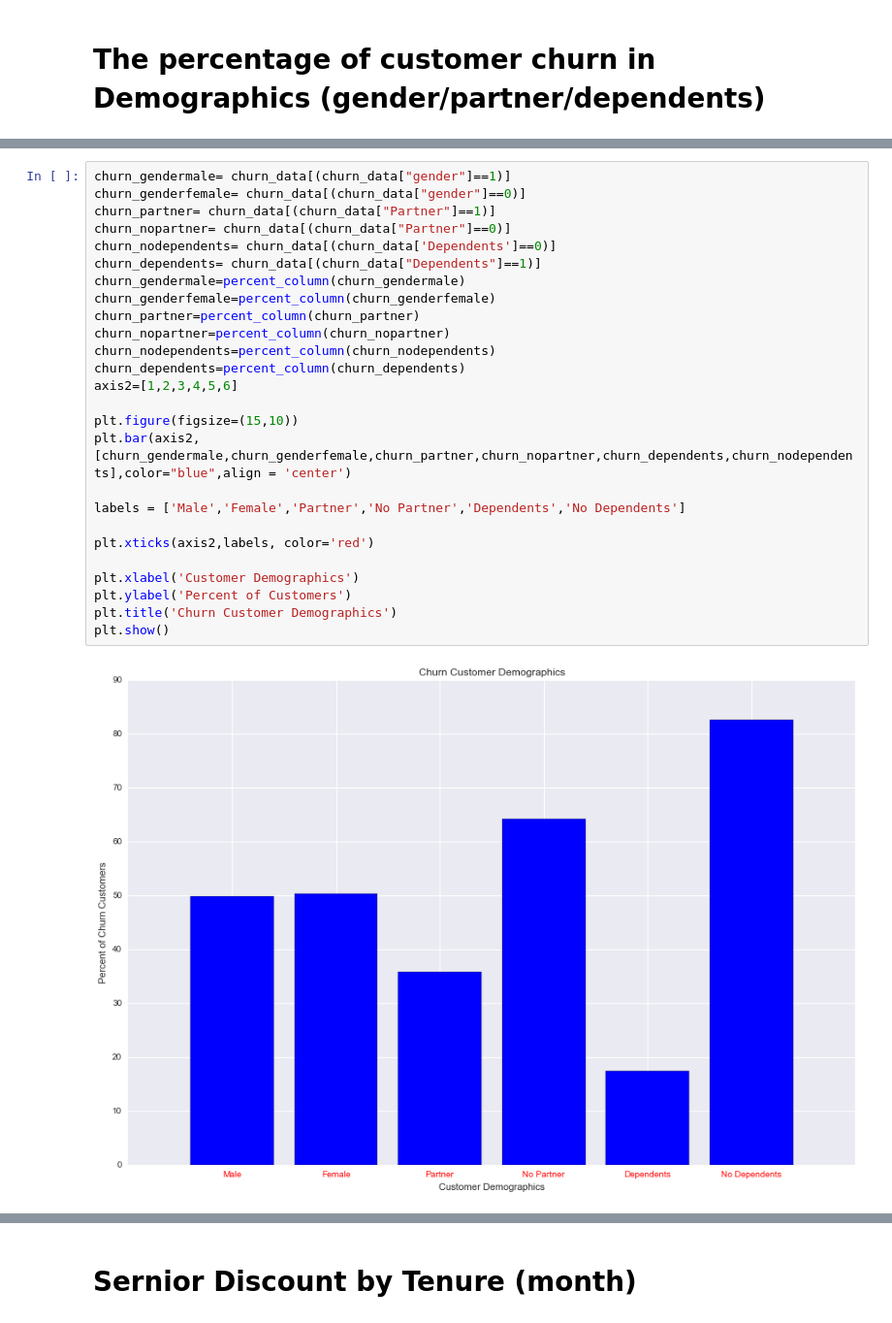
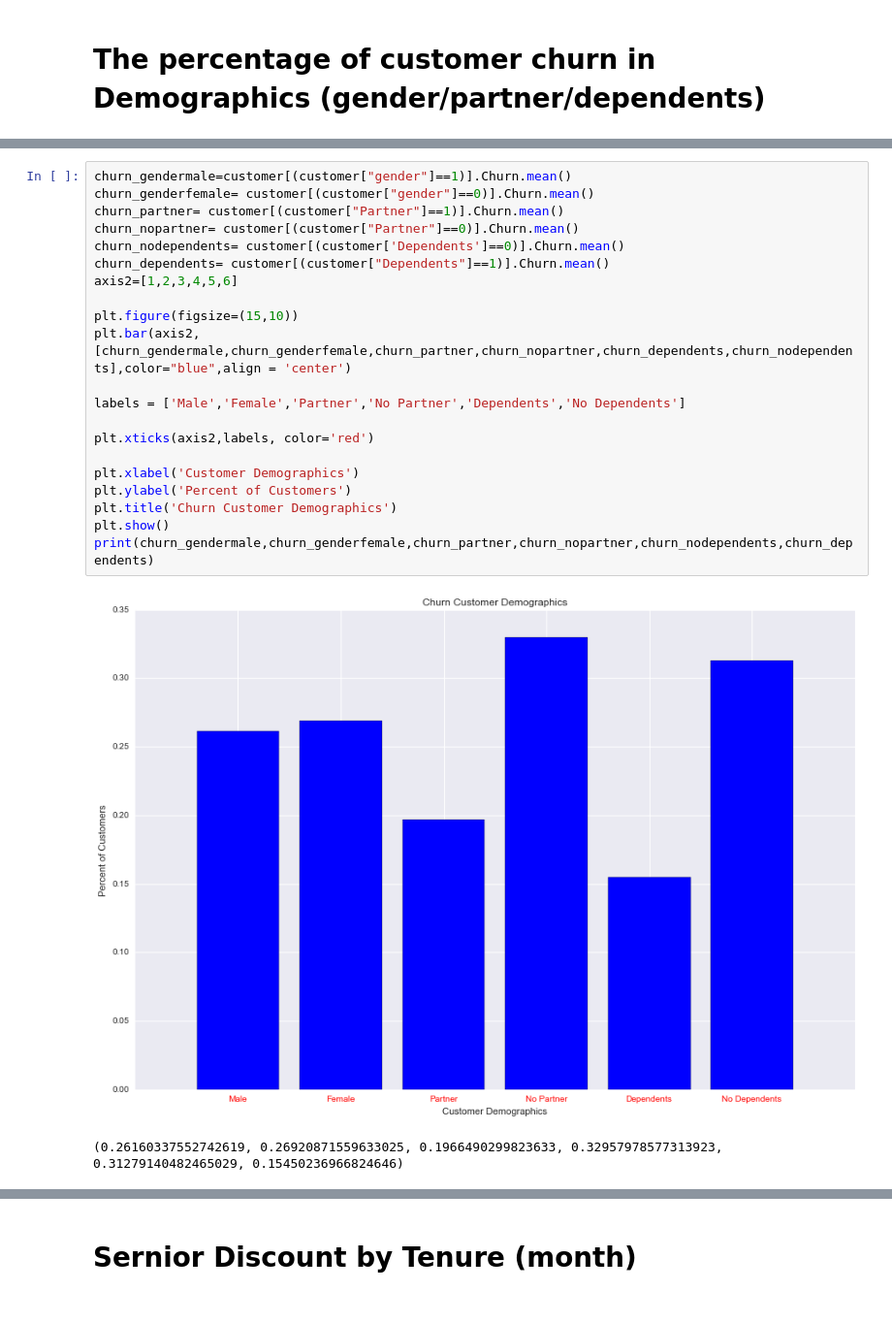
Before and after one commit to vinhpvu/Telco-customer-analytics, a Jupyter notebook: Untitled.ipynb, the cells around one changed output, grey strips where cells are left out. Shown: that part at 97% size. Cells and saved outputs as stored; diff of their text form.

```diff
--- a/Untitled.ipynb
+++ b/Untitled.ipynb
@@ -232,28 +205,24 @@ Overall, the customer is female, no partner and no dependent is highly percent t
 # %%
-churn_gendermale= churn_data[(churn_data["gender"]==1)]
-churn_genderfemale= churn_data[(churn_data["gender"]==0)]
-churn_partner= churn_data[(churn_data["Partner"]==1)]
-churn_nopartner= churn_data[(churn_data["Partner"]==0)]
-churn_nodependents= churn_data[(churn_data['Dependents']==0)]
-churn_dependents= churn_data[(churn_data["Dependents"]==1)]
-churn_gendermale=percent_column(churn_gendermale)
-churn_genderfemale=percent_column(churn_genderfemale)
-churn_partner=percent_column(churn_partner)
-churn_nopartner=percent_column(churn_nopartner)
-churn_nodependents=percent_column(churn_nodependents)
-churn_dependents=percent_column(churn_dependents)
+churn_gendermale=customer[(customer["gender"]==1)].Churn.mean()
+churn_genderfemale= customer[(customer["gender"]==0)].Churn.mean()
+churn_partner= customer[(customer["Partner"]==1)].Churn.mean()
+churn_nopartner= customer[(customer["Partner"]==0)].Churn.mean()
+churn_nodependents= customer[(customer['Dependents']==0)].Churn.mean()
+churn_dependents= customer[(customer["Dependents"]==1)].Churn.mean()
 axis2=[1,2,3,4,5,6]
 
 plt.figure(figsize=(15,10))
 plt.bar(axis2, [churn_gendermale,churn_genderfemale,churn_partner,churn_nopartner,churn_dependents,churn_nodependents],color="blue",align = 'center')
 
 labels = ['Male','Female','Partner','No Partner','Dependents','No Dependents']
 
 plt.xticks(axis2,labels, color='red')
 
 plt.xlabel('Customer Demographics')
 plt.ylabel('Percent of Customers')
 plt.title('Churn Customer Demographics')
 plt.show()
+print(churn_gendermale,churn_genderfemale,churn_partner,churn_nopartner,churn_nodependents,churn_dependents)
 # %% [output]
-[figure, old version]
+[figure, new version]
+(0.26160337552742619, 0.26920871559633025, 0.1966490299823633, 0.32957978577313923, 0.31279140482465029, 0.15450236966824646)
```
Also changed, not shown: parts of 21 cells of this notebook.
